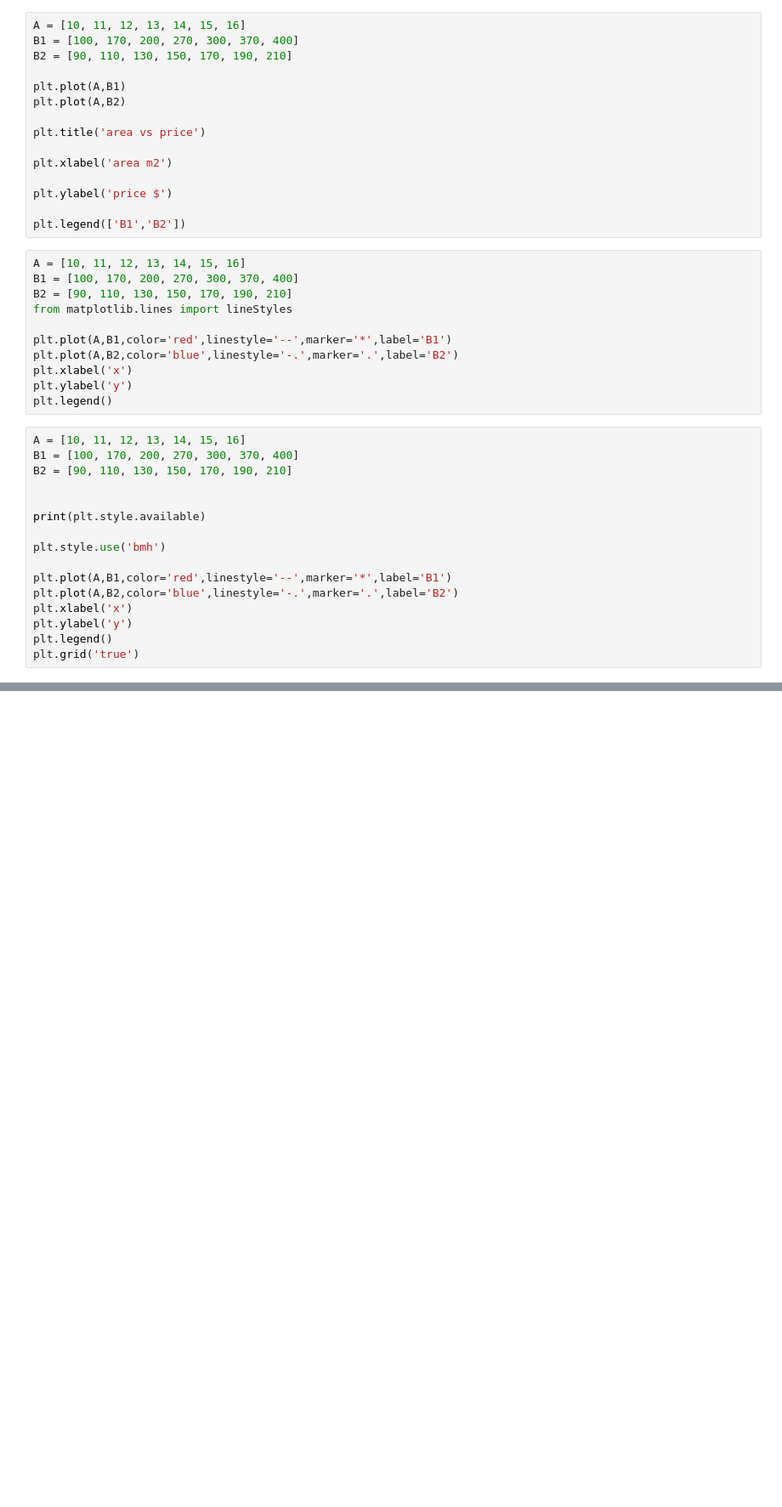
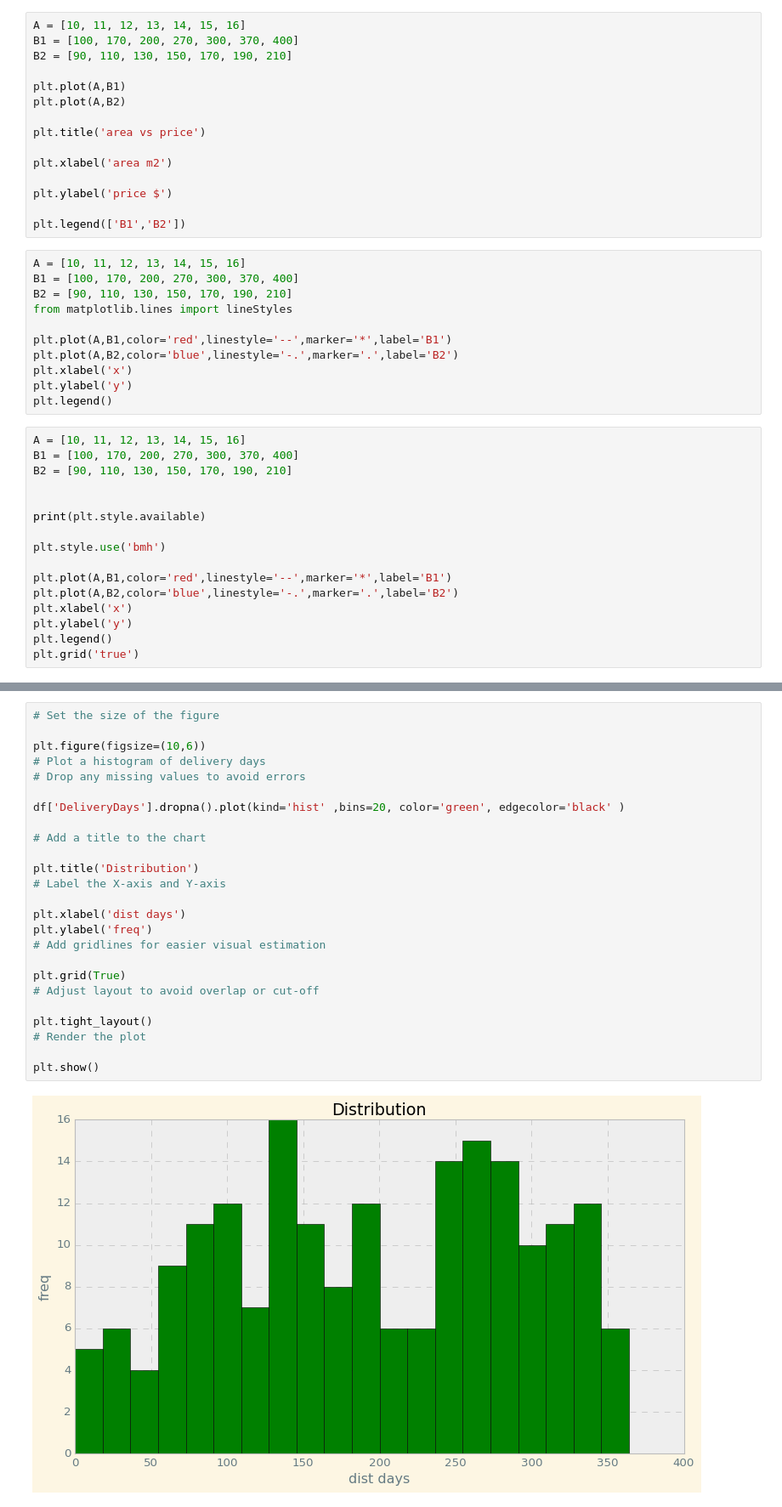
Before and after one commit to IbrahimFakhry93/Data-Engineering-for-Beginners-Amr-Saleh, a Jupyter notebook: 07 Matplotlib/test.ipynb, the cells around one changed output, grey strips where cells are left out. Shown at 85% size. Drawn from its saved outputs; the diff is of its cells as text; blank space fills up the shorter version.

```diff
--- a/07 Matplotlib/test.ipynb
+++ b/07 Matplotlib/test.ipynb
@@ -80,0 +122,27 @@ datetime64[ns]
+# %%
+# Set the size of the figure
+
+plt.figure(figsize=(10,6))
+# Plot a histogram of delivery days
+# Drop any missing values to avoid errors
+
+df['DeliveryDays'].dropna().plot(kind='hist' ,bins=20, color='green', edgecolor='black' )
+
+# Add a title to the chart
+
+plt.title('Distribution')
+# Label the X-axis and Y-axis
+
+plt.xlabel('dist days')
+plt.ylabel('freq')
+# Add gridlines for easier visual estimation
+
+plt.grid(True)
+# Adjust layout to avoid overlap or cut-off
+
+plt.tight_layout()
+# Render the plot
+
+plt.show()
+# %% [output]
+[figure, added]
```
Also changed, not shown: parts of 7 cells of this notebook, 4 other files.
